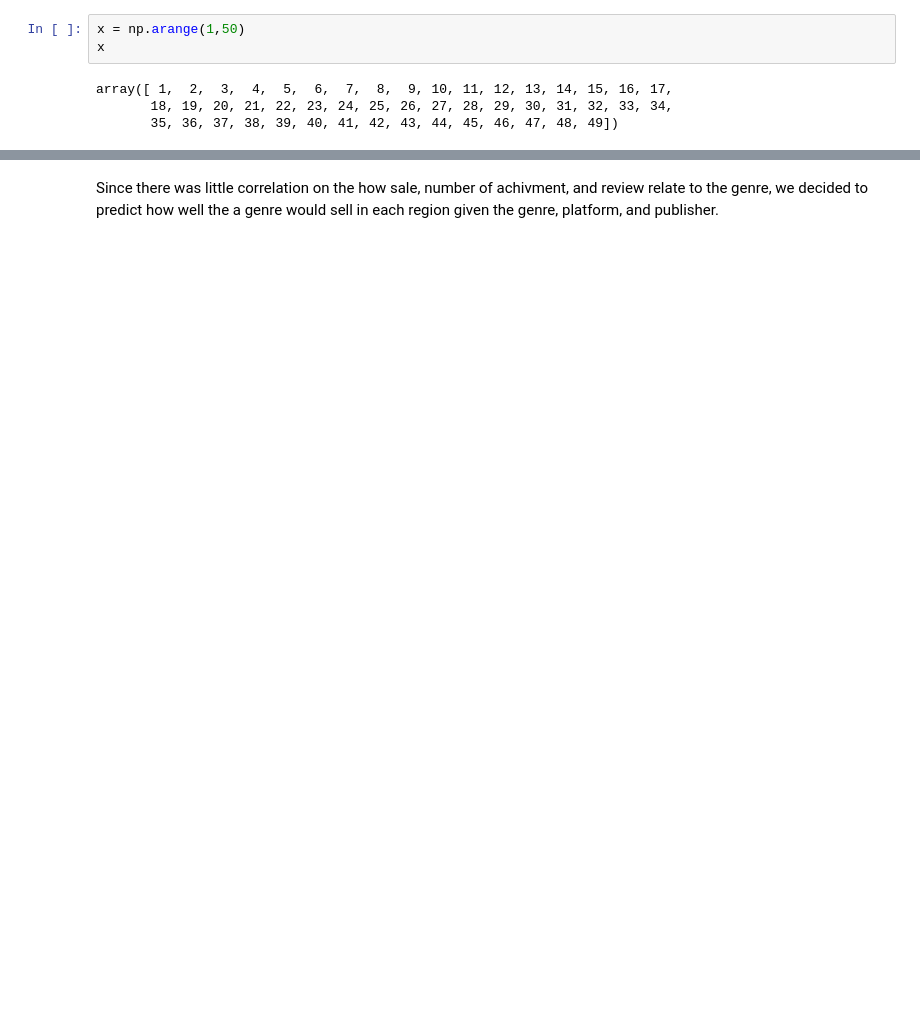
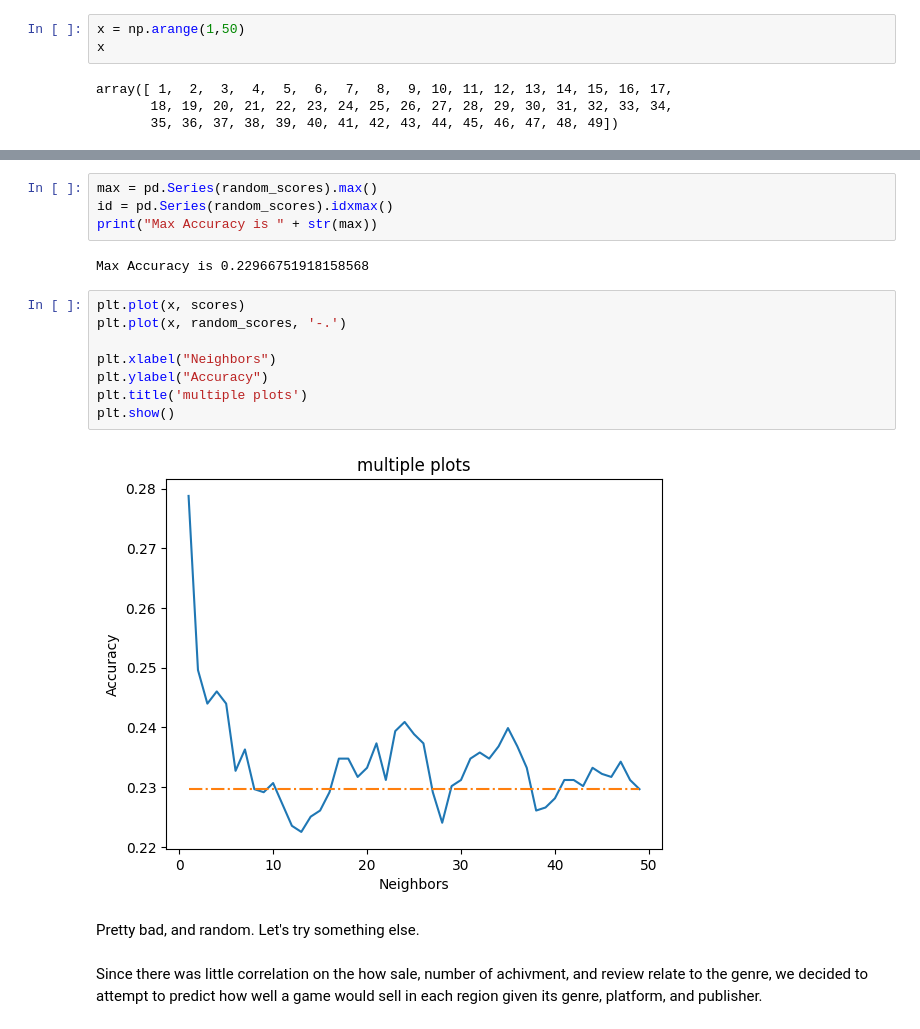
Before and after one commit to 21percentme/21percentme.github.io, a Jupyter notebook: Final_Milesone.ipynb, the cells around one changed output, grey strips where cells are left out. Cells and saved outputs as stored; diff of their text form; blank space fills up the shorter version.

```diff
--- a/Final_Milesone.ipynb
+++ b/Final_Milesone.ipynb
@@ -888,3 +773,21 @@ Now we have a datafram with the vidoe game data by genre, and we can start train
+# %%
+max = pd.Series(random_scores).max()
+id = pd.Series(random_scores).idxmax()
+print("Max Accuracy is " + str(max))
+# %% [output]
+Max Accuracy is 0.22966751918158568
+# %%
+plt.plot(x, scores)
+plt.plot(x, random_scores, '-.')
+
+plt.xlabel("Neighbors")
+plt.ylabel("Accuracy")
+plt.title('multiple plots')
+plt.show()
+# %% [output]
+[figure, added]
+# %% [markdown]
+Pretty bad, and random. Let's try something else.
 # %% [markdown]
-Since there was little correlation on the how sale, number of achivment, and review relate to the genre, we decided to predict how well the a genre would sell in each region given the genre, platform, and publisher.
+Since there was little correlation on the how sale, number of achivment, and review relate to the genre, we decided to attempt to predict how well a game would sell in each region given its genre, platform, and publisher.
 # %%
```
Also changed, not shown: parts of 44 cells of this notebook.
